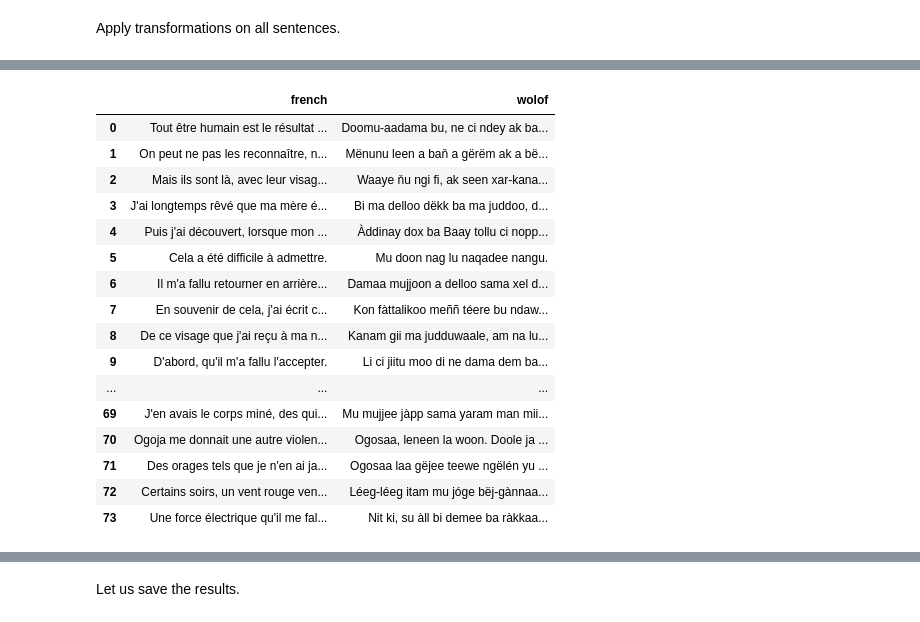
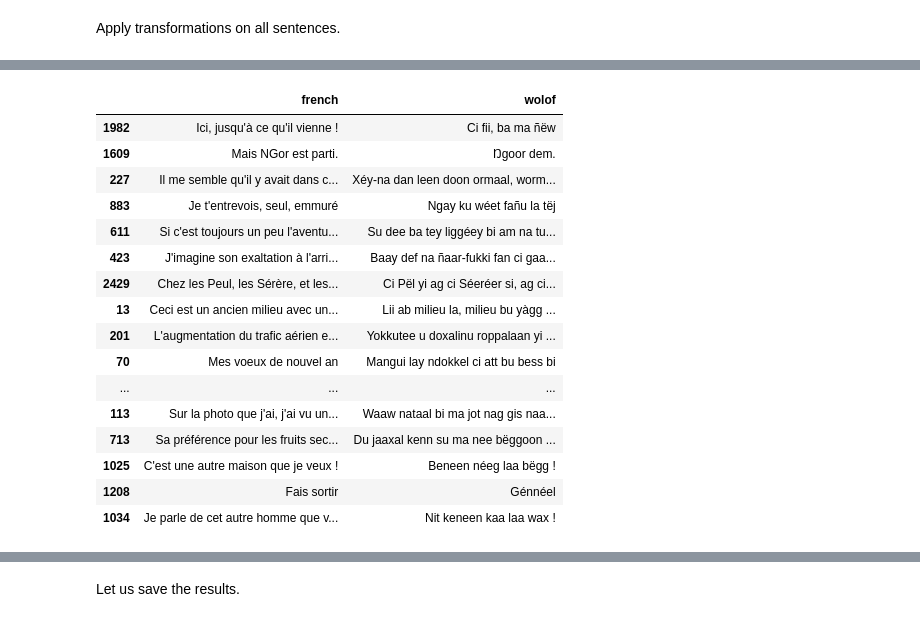
Before and after one commit to Oumar199/Wolof_traduction, a Jupyter notebook: improving_sentences_processing.ipynb, the cells around one changed output, grey strips where cells are left out. Drawn from its saved outputs; the diff is of its cells as text; code cells hidden in the pictures.

```diff
--- a/improving_sentences_processing.ipynb
+++ b/improving_sentences_processing.ipynb
@@ -1137,9 +1132,0 @@ shape_1 = ad_sentences.shape[0]
-# %%
-# inside diagne's sentences
-ad_sentences = pd.concat((ad_sentences, pd.DataFrame(scraped_sentences)))
-
-# inside the corpora
-corpora_v6 = pd.concat((corpora_v6, pd.DataFrame(scraped_sentences)))
-
-# inside diagne's sentences (we want 3000 translations for diagne's sentences)
-# ad_sentences = pd.concat((ad_sentences, pd.DataFrame(scraped_sentences).sample(3000 - shape_1)))
@@ -1276,20 +1357,20 @@ ad_sentences.head(74)
 # %%
-corpora_v6.head(74)
+corpora_v6.sample(74)
 # %% [output]
 |  | french | wolof |
-| 0 | Tout être humain est le résultat ... | Doomu-aadama bu, ne ci ndey ak ba... |
-| 1 | On peut ne pas les reconnaître, n... | Mënunu leen a baň a gërëm ak a bë... |
-| 2 | Mais ils sont là, avec leur visag... | Waaye ňu ngi fi, ak seen xar-kana... |
-| 3 | J'ai longtemps rêvé que ma mère é... | Bi ma delloo dëkk ba ma juddoo, d... |
-| 4 | Puis j'ai découvert, lorsque mon ... | Àddinay dox ba Baay tollu ci nopp... |
-| 5 | Cela a été difficile à admettre. | Mu doon nag lu naqadee nangu. |
-| 6 | Il m'a fallu retourner en arrière... | Damaa mujjoon a delloo sama xel d... |
-| 7 | En souvenir de cela, j'ai écrit c... | Kon fàttalikoo meññ téere bu ndaw... |
-| 8 | De ce visage que j'ai reçu à ma n... | Kanam gii ma judduwaale, am na lu... |
-| 9 | D'abord, qu'il m'a fallu l'accepter. | Li ci jiitu moo di ne dama dem ba... |
+| 1982 | Ici, jusqu'à ce qu'il vienne ! | Ci fii, ba ma ñëw |
+| 1609 | Mais NGor est parti. | Ŋgoor dem. |
+| 227 | Il me semble qu'il y avait dans c... | Xéy-na dan leen doon ormaal, worm... |
+| 883 | Je t'entrevois, seul, emmuré | Ngay ku wéet fañu la tëj |
+| 611 | Si c'est toujours un peu l'aventu... | Su dee ba tey liggéey bi am na tu... |
+| 423 | J'imagine son exaltation à l'arri... | Baay def na ñaar-fukki fan ci gaa... |
+| 2429 | Chez les Peul, les Sérère, et les... | Ci Pël yi ag ci Séeréer si, ag ci... |
+| 13 | Ceci est un ancien milieu avec un... | Lii ab milieu la, milieu bu yàgg ... |
+| 201 | L'augmentation du trafic aérien e... | Yokkutee u doxalinu roppalaan yi ... |
+| 70 | Mes voeux de nouvel an | Mangui lay ndokkel ci att bu bess bi |
 | ... | ... | ... |
-| 69 | J'en avais le corps miné, des qui... | Mu mujjee jàpp sama yaram man mii... |
-| 70 | Ogoja me donnait une autre violen... | Ogosaa, leneen la woon. Doole ja ... |
-| 71 | Des orages tels que je n'en ai ja... | Ogosaa laa gëjee teewe ngëlén yu ... |
-| 72 | Certains soirs, un vent rouge ven... | Léeg-léeg itam mu jóge bëj-gànnaa... |
-| 73 | Une force électrique qu'il me fal... | Nit ki, su àll bi demee ba ràkkaa... |
+| 113 | Sur la photo que j'ai, j'ai vu un... | Waaw nataal bi ma jot nag gis naa... |
+| 713 | Sa préférence pour les fruits sec... | Du jaaxal kenn su ma nee bëggoon ... |
+| 1025 | C'est une autre maison que je veux ! | Beneen néeg laa bëgg ! |
+| 1208 | Fais sortir | Génnéel |
+| 1034 | Je parle de cet autre homme que v... | Nit keneen kaa laa wax ! |
```
Also changed, not shown: parts of 48 cells of this notebook, 20 other files.
